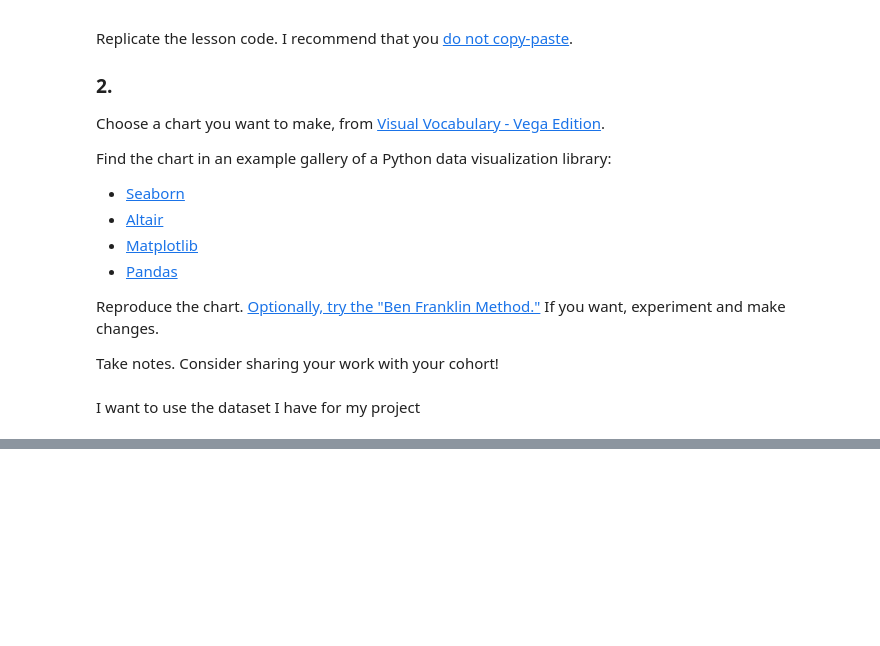
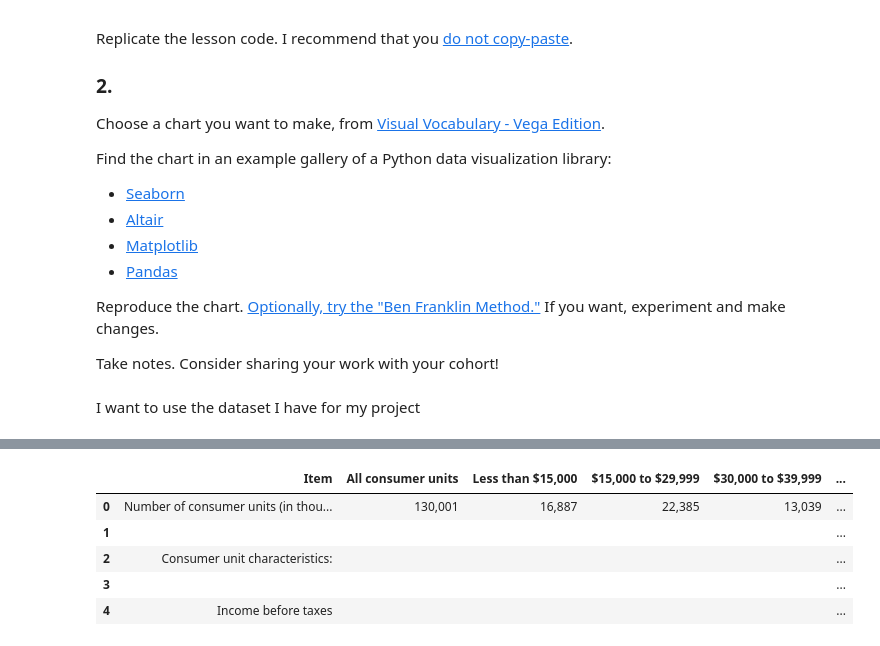
Before and after one commit to Hira63S/DS-Unit-1-Sprint-3-Data-Storytelling, a Jupyter notebook: Hira_LS_DS3_222_Choose_appropriate_visualizations.ipynb, the cells around one changed output, grey strips where cells are left out. Cells and saved outputs as stored; diff of their text form; code cells hidden in the pictures; blank space fills up the shorter version.

```diff
--- a/Hira_LS_DS3_222_Choose_appropriate_visualizations.ipynb
+++ b/Hira_LS_DS3_222_Choose_appropriate_visualizations.ipynb
@@ -559,0 +560,9 @@ income_exp.describe()
+# %%
+income_exp.head()
+# %% [output]
+|  | Item | All consumer units | Less than $15,000 | $15,000 to $29,999 | $30,000 to $39,999 | ... |
+| 0 | Number of consumer units (in thou... | 130,001 | 16,887 | 22,385 | 13,039 | ... |
+| 1 |  |  |  |  |  | ... |
+| 2 | Consumer unit characteristics: |  |  |  |  | ... |
+| 3 |  |  |  |  |  | ... |
+| 4 | Income before taxes |  |  |  |  | ... |
```
Also changed, not shown: parts of 6 cells of this notebook.
